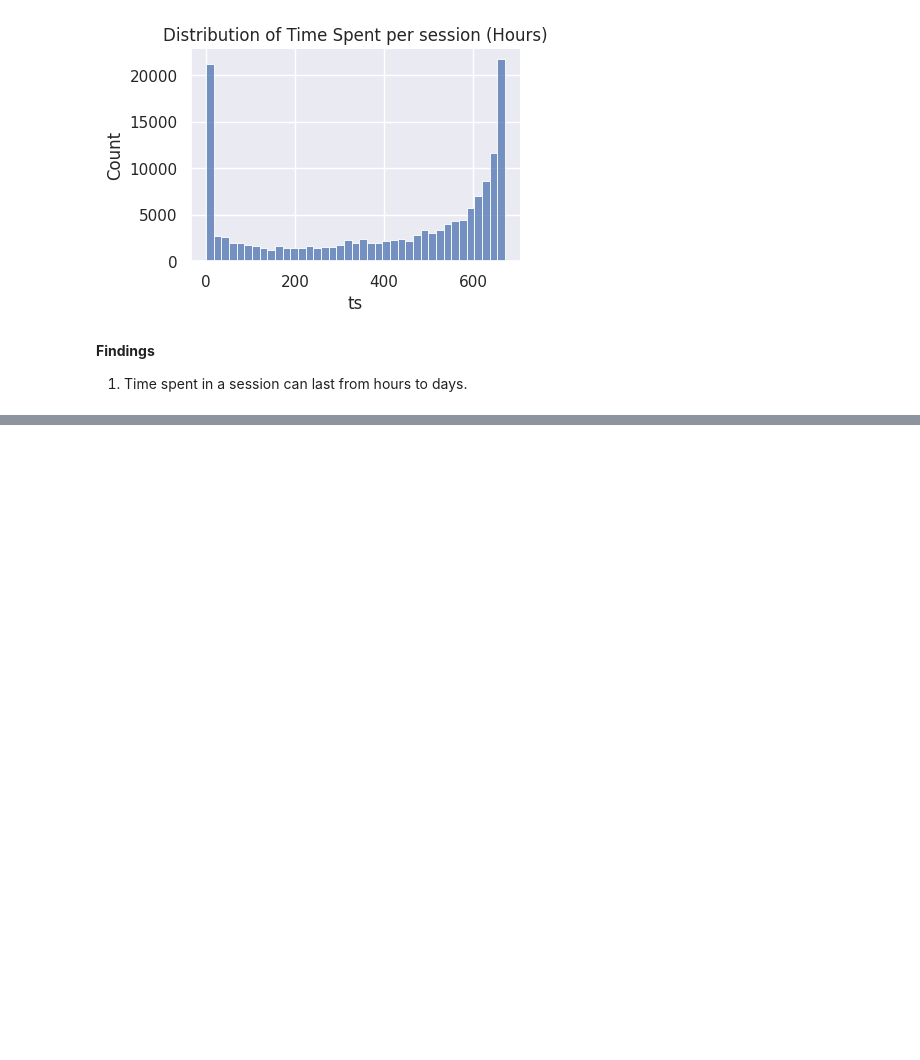
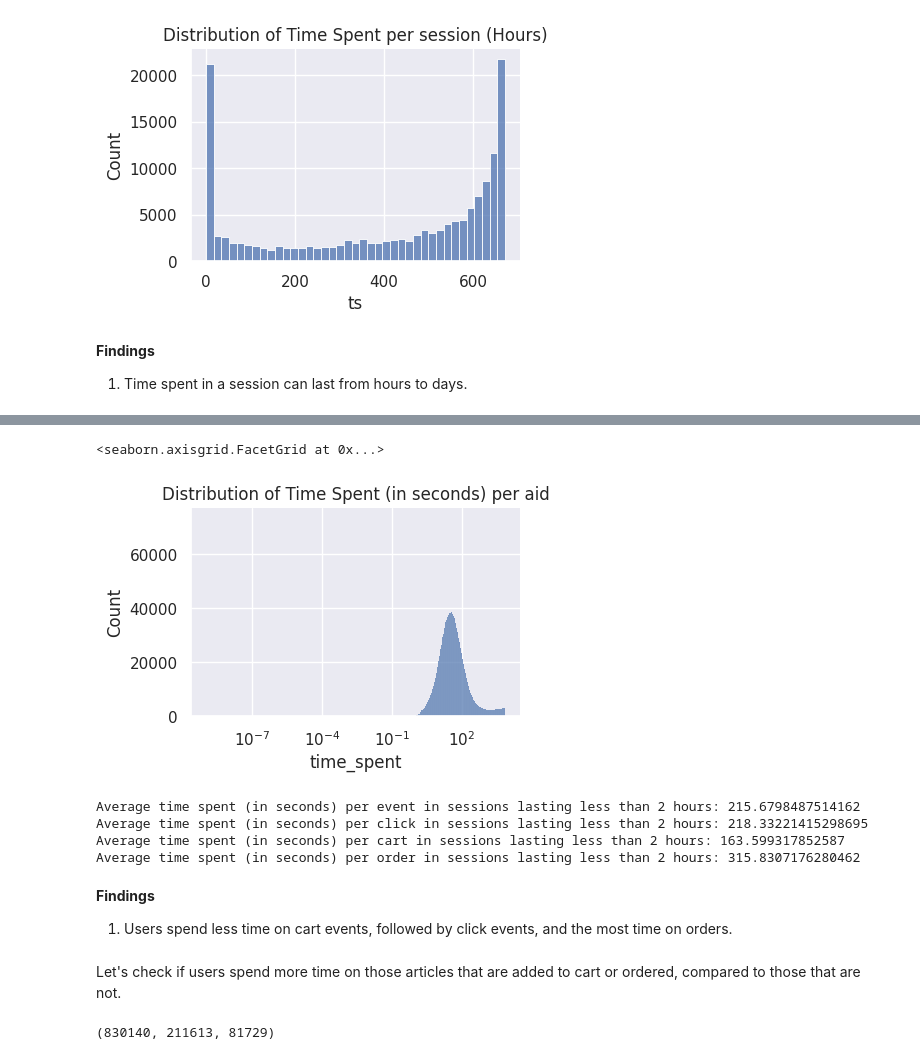
Before and after one commit to a-sharma06/recsys_otto, a Jupyter notebook: otto-eda-exploratory-data-analysis.ipynb, the cells around one changed output, grey strips where cells are left out. Saved outputs shown, nothing was run; the diff lists cells and outputs as text; code cells hidden in the pictures; blank space fills up the shorter version.

```diff
--- a/otto-eda-exploratory-data-analysis.ipynb
+++ b/otto-eda-exploratory-data-analysis.ipynb
@@ -703,0 +780,36 @@ hours = time_elapsed.apply(int) / (1000 * 60 * 60)
+# %%
+hour2 = expanded_df.loc[expanded_df["time_spent"]<=7_200_000]
+# %%
+(
+    sns.displot(
+        data=hour2['time_spent'].dropna().replace(0, 1e-6)/1000,
+        log_scale=True, height=3, aspect=1.5)
+    .set(
+        title='Distribution of Time Spent (in seconds) per aid',
+    )
+)
+# %% [output]
+<seaborn.axisgrid.FacetGrid at 0x...>
+[figure, added]
+# %%
+x = hour2['time_spent'].mean()/1000
+print(f"Average time spent (in seconds) per event in sessions lasting less than 2 hours: {x}")
+
+x = hour2.loc[hour2['type']=='clicks', 'time_spent'].mean()/1000
+print(f"Average time spent (in seconds) per click in sessions lasting less than 2 hours: {x}")
+
+x = hour2.loc[hour2['type']=='carts', 'time_spent'].mean()/1000
+print(f"Average time spent (in seconds) per cart in sessions lasting less than 2 hours: {x}")
+
+x = hour2.loc[hour2['type']=='orders', 'time_spent'].mean()/1000
+print(f"Average time spent (in seconds) per order in sessions lasting less than 2 hours: {x}")
+# %% [output]
+Average time spent (in seconds) per event in sessions lasting less than 2 hours: 215.6798487514162
+Average time spent (in seconds) per click in sessions lasting less than 2 hours: 218.33221415298695
+Average time spent (in seconds) per cart in sessions lasting less than 2 hours: 163.599317852587
+Average time spent (in seconds) per order in sessions lasting less than 2 hours: 315.8307176280462
+# %% [markdown]
+**Findings**
+1. Users spend less time on cart events, followed by click events, and the most time on orders.
+# %% [markdown]
+Let's check if users spend more time on those articles that are added to cart or ordered, compared to those that are not.
@@ -703,0 +819,4 @@ hours = time_elapsed.apply(int) / (1000 * 60 * 60)
+# %%
+len(expanded_df['aid'].unique()), len(cart_aids), len(ordered_aids)
+# %% [output]
+(830140, 211613, 81729)
```
Also changed, not shown: parts of 22 cells of this notebook.
